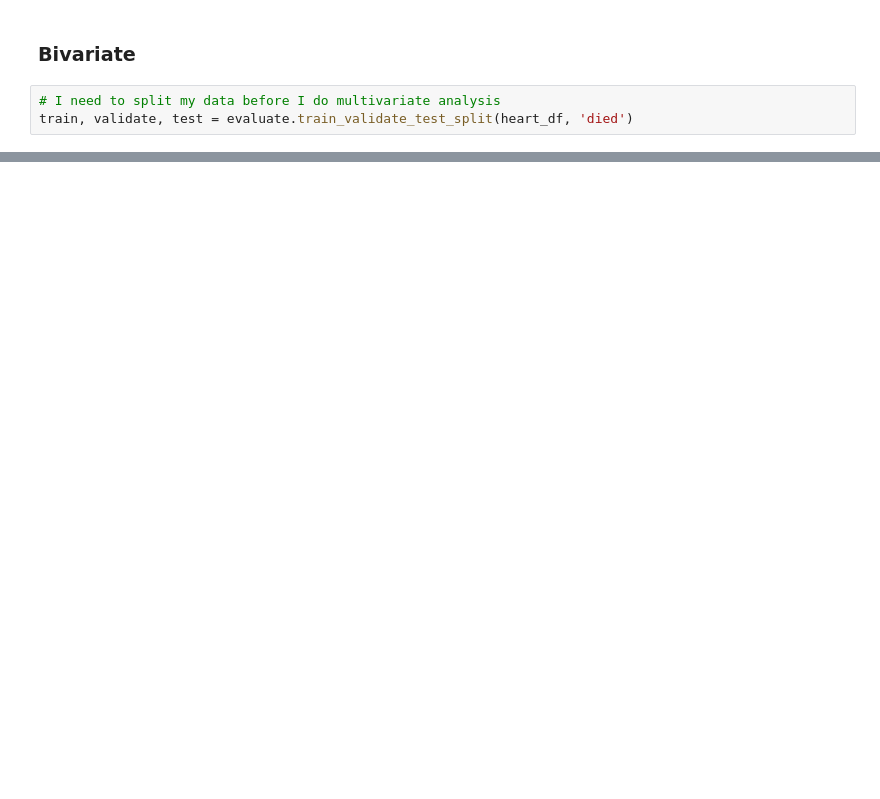
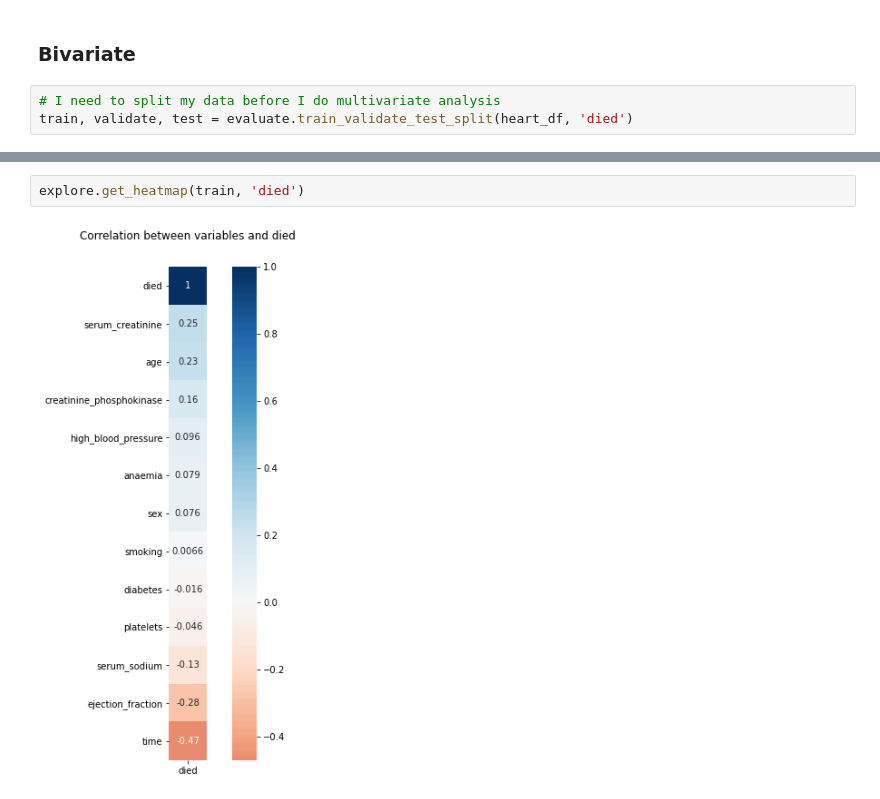
Before and after one commit to parkervoit/predicting-heart-failure, a Jupyter notebook: final-notebook.ipynb, the cells around one changed output, grey strips where cells are left out. Drawn from its saved outputs; the diff is of its cells as text; blank space fills up the shorter version.

```diff
--- a/final-notebook.ipynb
+++ b/final-notebook.ipynb
@@ -185,0 +201,4 @@ cat_vars
+# %%
+explore.get_heatmap(train, 'died')
+# %% [output]
+[figure, added]
```
Also changed, not shown: parts of 25 cells of this notebook, 2 other files.
